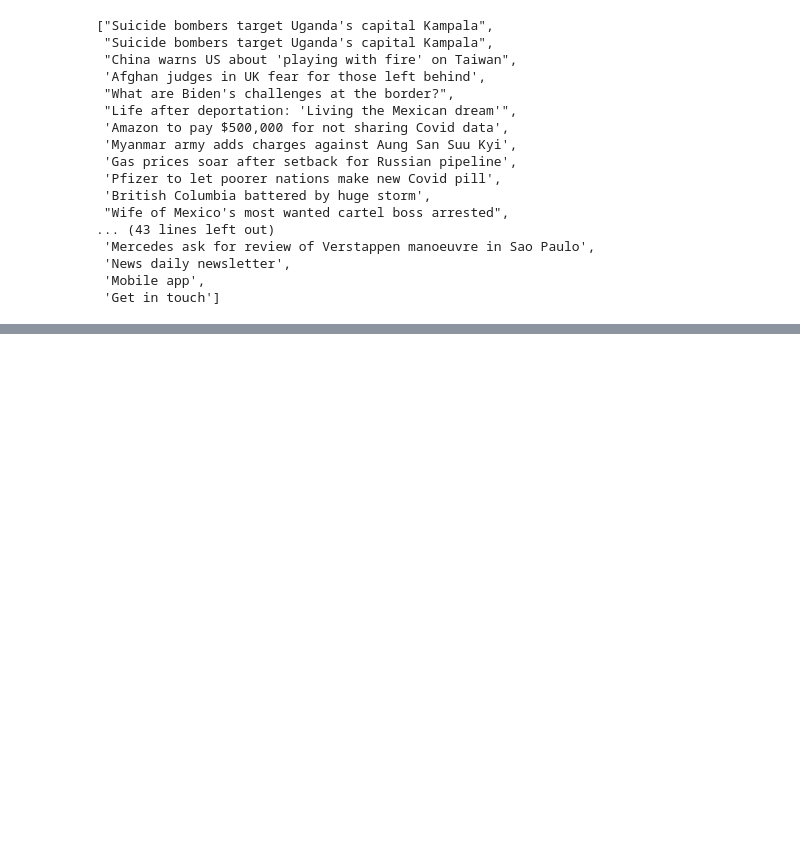
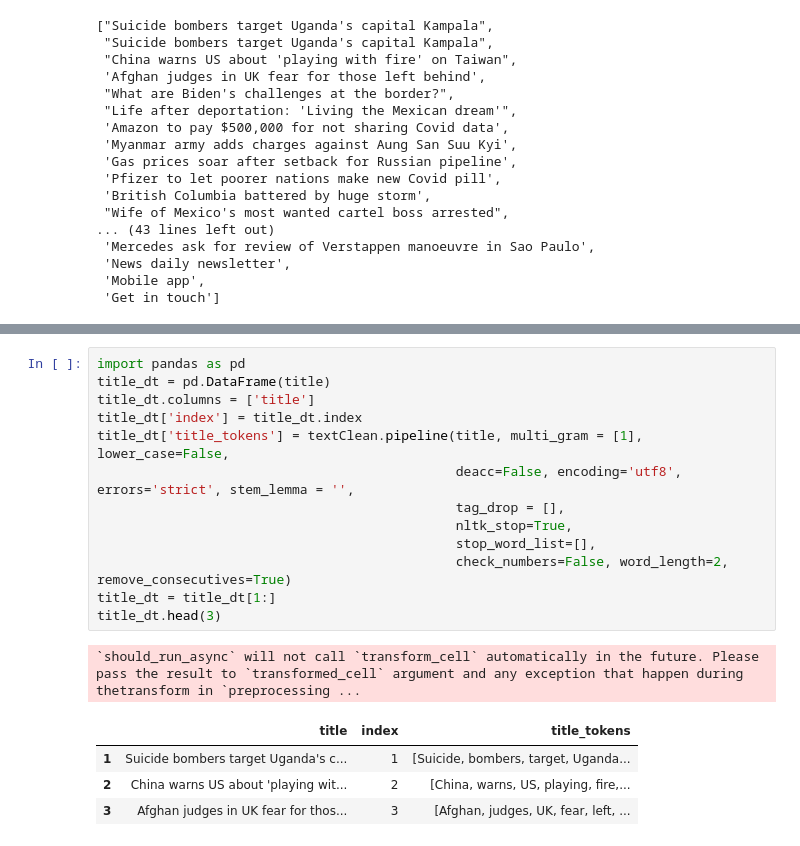
Before and after one commit to jinfeijoy/NLP, a Jupyter notebook: market_inteligence_monitoring/scraping_new_from_web.ipynb, the cells around one changed output, grey strips where cells are left out. Saved outputs shown, nothing was run; the diff lists cells and outputs as text; blank space fills up the shorter version.

```diff
--- a/market_inteligence_monitoring/scraping_new_from_web.ipynb
+++ b/market_inteligence_monitoring/scraping_new_from_web.ipynb
@@ -351,0 +321,19 @@ recommend_course
+# %%
+import pandas as pd
+title_dt = pd.DataFrame(title)
+title_dt.columns = ['title']
+title_dt['index'] = title_dt.index
+title_dt['title_tokens'] = textClean.pipeline(title, multi_gram = [1], lower_case=False,
+                                              deacc=False, encoding='utf8', errors='strict', stem_lemma = '',
+                                              tag_drop = [],
+                                              nltk_stop=True,
+                                              stop_word_list=[],
+                                              check_numbers=False, word_length=2, remove_consecutives=True)
+title_dt = title_dt[1:]
+title_dt.head(3)
+# %% [output]
+`should_run_async` will not call `transform_cell` automatically in the future. Please pass the result to `transformed_cell` argument and any exception that happen during thetransform in `preprocessing ...
+|  | title | index | title_tokens |
+| 1 | Suicide bombers target Uganda's c... | 1 | [Suicide, bombers, target, Uganda... |
+| 2 | China warns US about 'playing wit... | 2 | [China, warns, US, playing, fire,... |
+| 3 | Afghan judges in UK fear for thos... | 3 | [Afghan, judges, UK, fear, left, ... |
```
Also changed, not shown: parts of 9 cells of this notebook.
